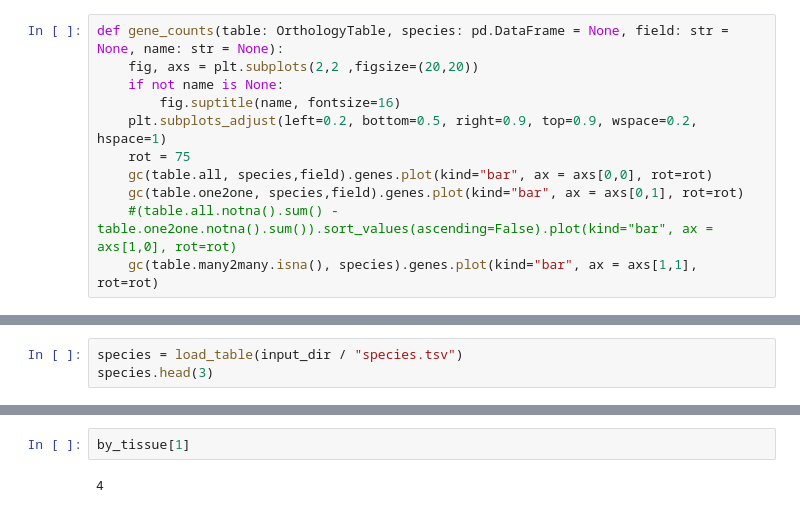
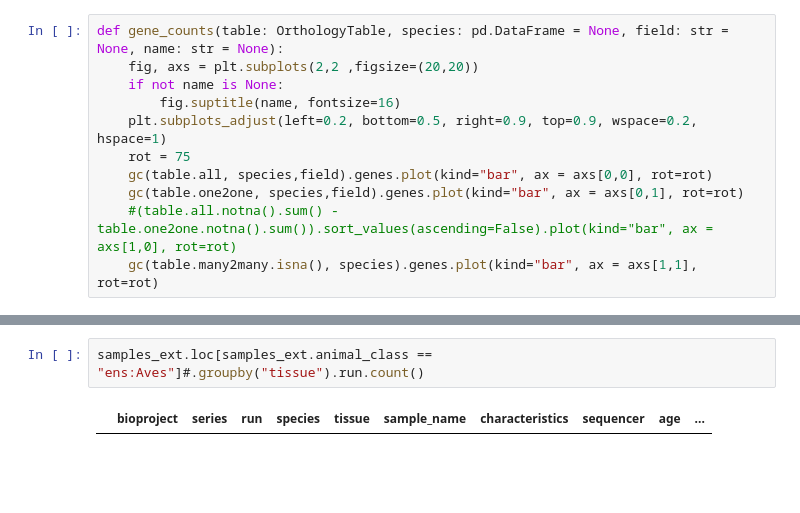
Before and after one commit to antonkulaga/yspecies, a Jupyter notebook: notebooks/0_evaluate_genes.ipynb, the cells around one changed output, grey strips where cells are left out. Saved outputs shown, nothing was run; the diff lists cells and outputs as text; blank space fills up the shorter version.

Commit message:
updated samples and species lists

```diff
--- a/notebooks/0_evaluate_genes.ipynb
+++ b/notebooks/0_evaluate_genes.ipynb
@@ -204,6 +176,3 @@ samples.head(3)
 | 0 | ncbi:bioproject/PRJNA247712 | ncbi:bioproject/PRJNA247712 | sra:SRR1287653 | :Ailuropoda_melanoleuca | :Blood | SL01 | 'Tumor:no;BioSampleModel:Model or... | samples:Illumina_HiSeq_2000 | 19 | ... |
 | 1 | ncbi:bioproject/PRJNA247712 | ncbi:bioproject/PRJNA247712 | sra:SRR1287654 | :Ailuropoda_melanoleuca | :Blood | XB01 | 'Tumor:no;BioSampleModel:Model or... | samples:Illumina_HiSeq_2000 | 12 | ... |
 | 2 | ncbi:bioproject/PRJNA247712 | ncbi:bioproject/PRJNA247712 | sra:SRR1287655 | :Ailuropoda_melanoleuca | :Blood | XB02 | 'Tumor:no;BioSampleModel:Model or... | samples:Illumina_HiSeq_2000 | 6 | ... |
-# %%
-species = load_table(input_dir / "species.tsv")
-species.head(3)
@@ -229,4 +200,4 @@ by_tissue.plot(kind="bar", rot=70, figsize=(10,5))
-# %%
-by_tissue[1]
-# %% [output]
-4
+# %%
+samples_ext.loc[samples_ext.animal_class == "ens:Aves"]#.groupby("tissue").run.count()
+# %% [output]
+|  | bioproject | series | run | species | tissue | sample_name | characteristics | sequencer | age | ... |
```
Also changed, not shown: parts of 22 cells of this notebook, 2 other files.
